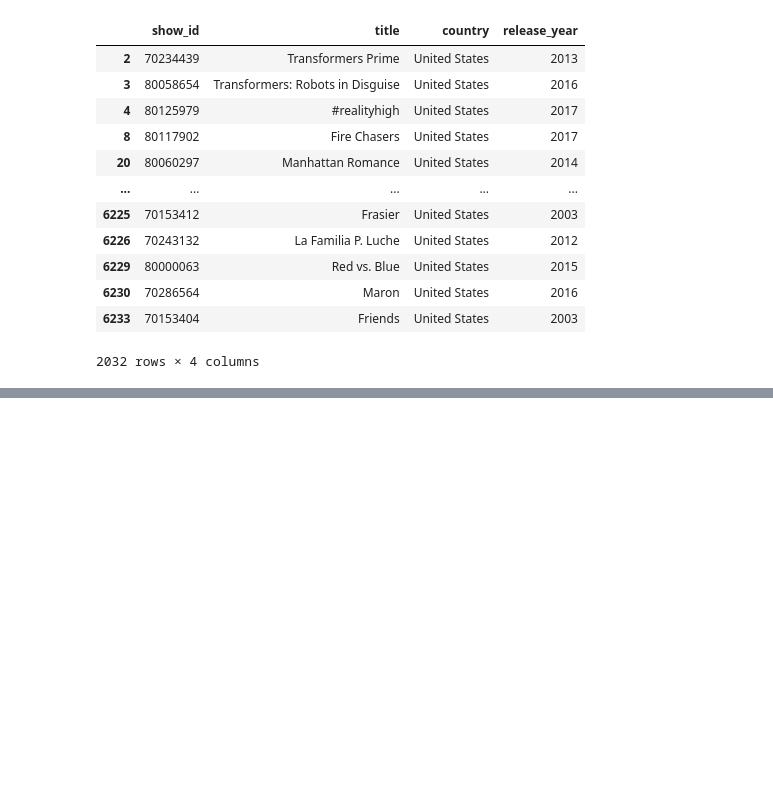
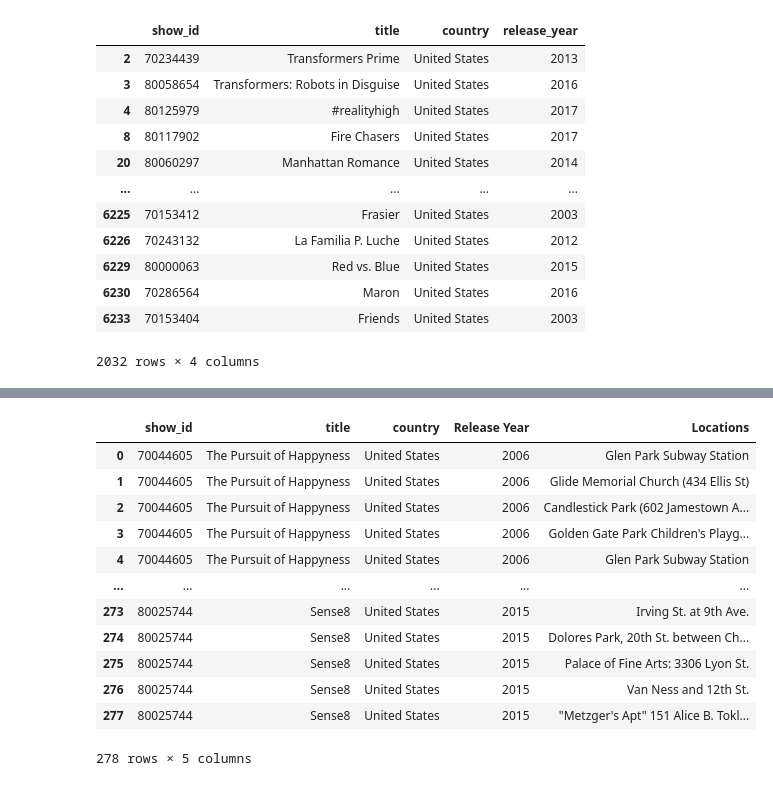
Before and after one commit to Anumala89/ETL-project, a Jupyter notebook: ETL_project.ipynb, the cells around one changed output, grey strips where cells are left out. Saved outputs shown, nothing was run; the diff lists cells and outputs as text; code cells hidden in the pictures; blank space fills up the shorter version.

```diff
--- a/ETL_project.ipynb
+++ b/ETL_project.ipynb
@@ -105,0 +116,17 @@ netflix_locations
+# %%
+netflix_locations = merged_dfs[['show_id', 'title', 'country', 'Release Year', 'Locations']]
+netflix_locations
+# %% [output]
+|  | show_id | title | country | Release Year | Locations |
+| 0 | 70044605 | The Pursuit of Happyness | United States | 2006 | Glen Park Subway Station |
+| 1 | 70044605 | The Pursuit of Happyness | United States | 2006 | Glide Memorial Church (434 Ellis St) |
+| 2 | 70044605 | The Pursuit of Happyness | United States | 2006 | Candlestick Park (602 Jamestown A... |
+| 3 | 70044605 | The Pursuit of Happyness | United States | 2006 | Golden Gate Park Children's Playg... |
+| 4 | 70044605 | The Pursuit of Happyness | United States | 2006 | Glen Park Subway Station |
+| ... | ... | ... | ... | ... | ... |
+| 273 | 80025744 | Sense8 | United States | 2015 | Irving St. at 9th Ave. |
+| 274 | 80025744 | Sense8 | United States | 2015 | Dolores Park, 20th St. between Ch... |
+| 275 | 80025744 | Sense8 | United States | 2015 | Palace of Fine Arts: 3306 Lyon St. |
+| 276 | 80025744 | Sense8 | United States | 2015 | Van Ness and 12th St. |
+| 277 | 80025744 | Sense8 | United States | 2015 | "Metzger's Apt" 151 Alice B. Tokl... |
+278 rows × 5 columns
```
Also changed, not shown: parts of 3 cells of this notebook.
